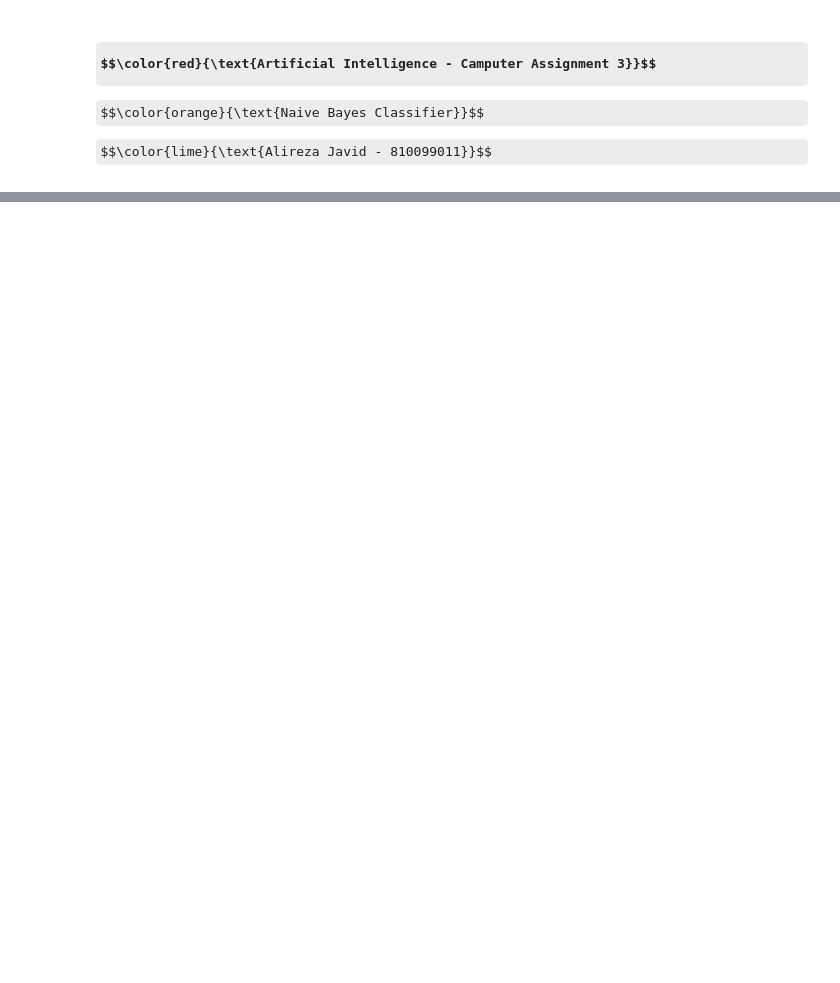
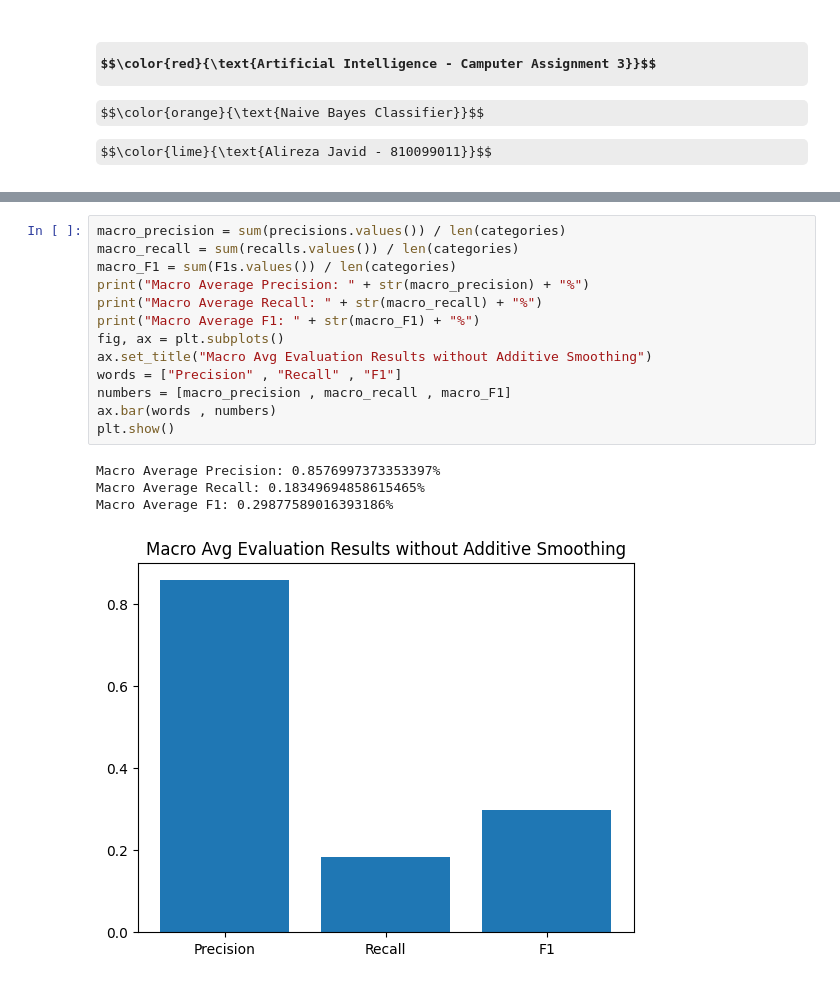
Before and after one commit to ajavid34/Artificial-Intelligence, a Jupyter notebook: CA 3/CA3.ipynb, the cells around one changed output, grey strips where cells are left out. Drawn from its saved outputs; the diff is of its cells as text; some formulas as TeX source; blank space fills up the shorter version.

```diff
--- a/CA 3/CA3.ipynb
+++ b/CA 3/CA3.ipynb
@@ -16,0 +327,18 @@ ModuleNotFoundError: No module named 'parsivar'
+# %%
+macro_precision = sum(precisions.values()) / len(categories)
+macro_recall = sum(recalls.values()) / len(categories)
+macro_F1 = sum(F1s.values()) / len(categories)
+print("Macro Average Precision: " + str(macro_precision) + "%")
+print("Macro Average Recall: " + str(macro_recall) + "%")
+print("Macro Average F1: " + str(macro_F1) + "%")
+fig, ax = plt.subplots()
+ax.set_title("Macro Avg Evaluation Results without Additive Smoothing")
+words = ["Precision" , "Recall" , "F1"]
+numbers = [macro_precision , macro_recall , macro_F1]
+ax.bar(words , numbers)
+plt.show()
+# %% [output]
+Macro Average Precision: 0.8576997373353397%
+Macro Average Recall: 0.18349694858615465%
+Macro Average F1: 0.29877589016393186%
+[figure, added]
```
Also changed, not shown: parts of 33 cells of this notebook, 1 other file.
